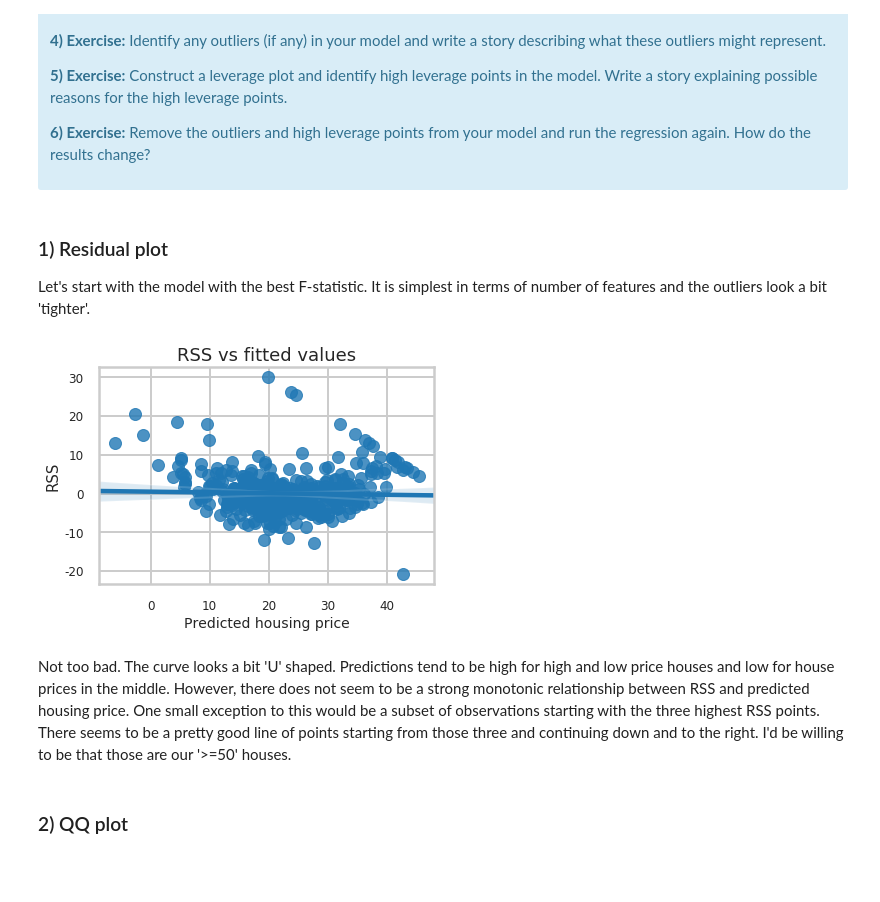
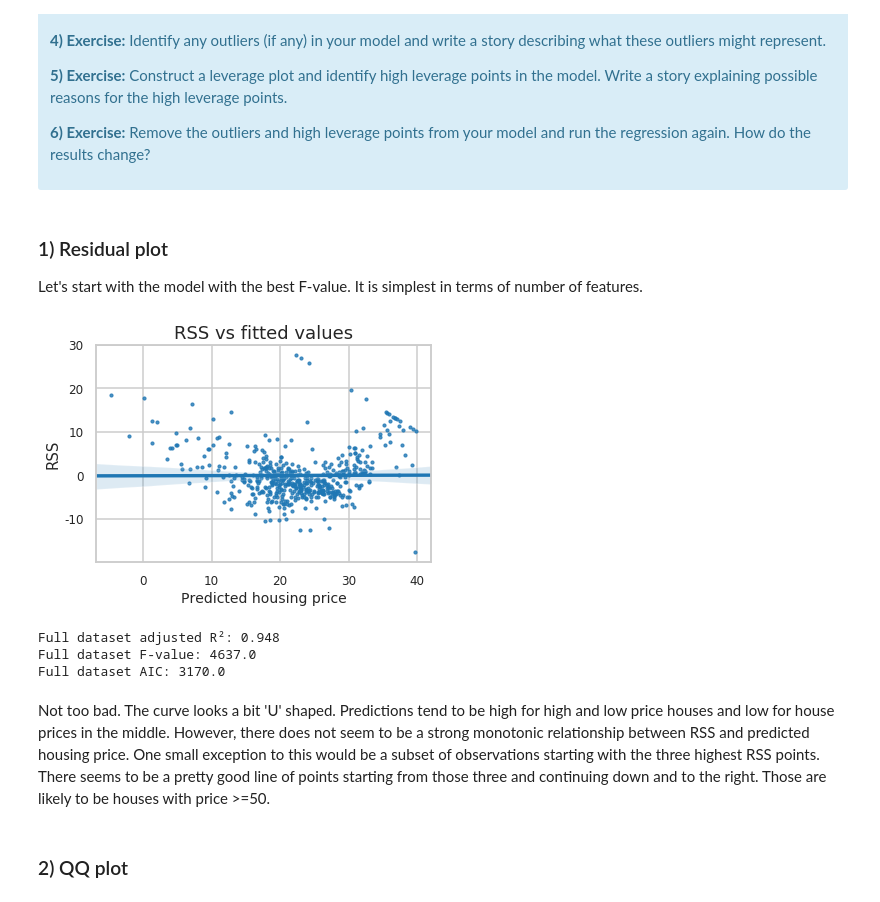
Before and after one commit to gperdrizet/linear_regression, a Jupyter notebook: Mini_Project_Linear_Regression.ipynb, the cells around one changed output. Saved outputs shown, nothing was run; the diff lists cells and outputs as text; code cells hidden in the pictures; blank space fills up the shorter version.

```diff
--- a/Mini_Project_Linear_Regression.ipynb
+++ b/Mini_Project_Linear_Regression.ipynb
@@ -28,7 +28,7 @@ import seaborn as sns
 # special matplotlib argument for improved plots
 from matplotlib import rcParams
 sns.set_style("whitegrid")
-sns.set_context("poster")
+sns.set_context("talk") # was initially set to poster which makes fonts too large
 # %% [markdown]
 ***
 # Part 1: Introduction to Linear Regression
@@ -1206,31 +1189,0 @@ Now we will plot predicted vs actual housing price for each model as a sanity ch
-# %%
-winners_predictions = pd.DataFrame(columns = ['actual_price', 'predicted_price', 'selection_stat'])
-tmp = pd.DataFrame(columns = ['actual_price','predicted_price', 'selection_stat'])
-selection_stat = ['R_sqr_adj', 'F_stat', 'AIC', 'F_test']
-selection_criteria = ['max', 'max', 'min', 'min']
-
-Y = bos['PRICE'].values
-
-for i in range(len(selection_stat)):
-
-    stat = selection_stat[i]
-    criteria = selection_criteria[i]
-
-    if criteria == 'max':
-        features = models[models[stat] == models[stat].max()]['features'].tolist()[0]
-
-    else:
-        features = models[models[stat] == models[stat].min()]['features'].tolist()[0]
-
-    X = bos[features].values
-    model = sm.OLS(Y, X)
-    results = model.fit()
-    values = results.fittedvalues
-
-    tmp['actual_price'] = Y
-    tmp['predicted_price'] = values
-    tmp['selection_stat'] = stat
-
-    winners_predictions = pd.concat([winners_predictions, tmp], axis=0)
-
-    i += 1
@@ -1291,26 +1256,38 @@ There are some other issues that are important investigate with linear regressio
 </div>
 # %% [markdown]
 ### 1) Residual plot
-Let's start with the model with the best F-statistic. It is simplest in terms of number of features and the outliers look a bit 'tighter'.
+Let's start with the model with the best F-value. It is simplest in terms of number of features.
 # %%
-features = models[models['AIC'] == models['AIC'].min()]['features'].tolist()[0]
+features = models[models['F_val'] == models['F_val'].max()]['features'].tolist()[0]
 X = bos[features].values
 model = sm.OLS(Y, X)
 results = model.fit()
 
 residuals = Y - results.fittedvalues
 values = results.fittedvalues
 
-ax = sns.regplot(y=residuals, x=values, fit_reg = True)
+ax = sns.regplot(y=residuals, x=values, fit_reg=True, scatter_kws={'s':10})
 ax.tick_params(labelsize=12)
 ax.set_title('RSS vs fitted values', fontsize=18)
 ax.set_xlabel('Predicted housing price', fontsize=14)
 ax.set_ylabel('RSS', fontsize=15)
 ax.yaxis.set_major_formatter(FormatStrFormatter('%.0f'))
 # %% [output]
-[figure, old version]
+[figure, new version]
+# %%
+results_r_sqr = results.rsquared
+results_F_val = results.fvalue
+results_aic = results.aic
+
+print('Full dataset adjusted R\u00b2: {}'.format(np.round(results_r_sqr, 3)))
+print('Full dataset F-value: {}'.format(np.round(results_F_val, 0)))
+print('Full dataset AIC: {}'.format(np.round(results_aic, 0)))
+# %% [output]
+Full dataset adjusted R²: 0.948
+Full dataset F-value: 4637.0
+Full dataset AIC: 3170.0
 # %% [markdown]
-Not too bad. The curve looks a bit 'U' shaped. Predictions tend to be high for high and low price houses and low for house prices in the middle. However, there does not seem to be a strong monotonic relationship between RSS and predicted housing price. One small exception to this would be a subset of observations starting with the three highest RSS points. There seems to be a pretty good line of points starting from those three and continuing down and to the right. I'd be willing to be that those are our '>=50' houses.
+Not too bad. The curve looks a bit 'U' shaped. Predictions tend to be high for high and low price houses and low for house prices in the middle. However, there does not seem to be a strong monotonic relationship between RSS and predicted housing price. One small exception to this would be a subset of observations starting with the three highest RSS points. There seems to be a pretty good line of points starting from those three and continuing down and to the right. Those are likely to be houses with price >=50.
 # %% [markdown]
 ### 2) QQ plot
 # %%
```
Also changed, not shown: parts of 126 cells of this notebook.
